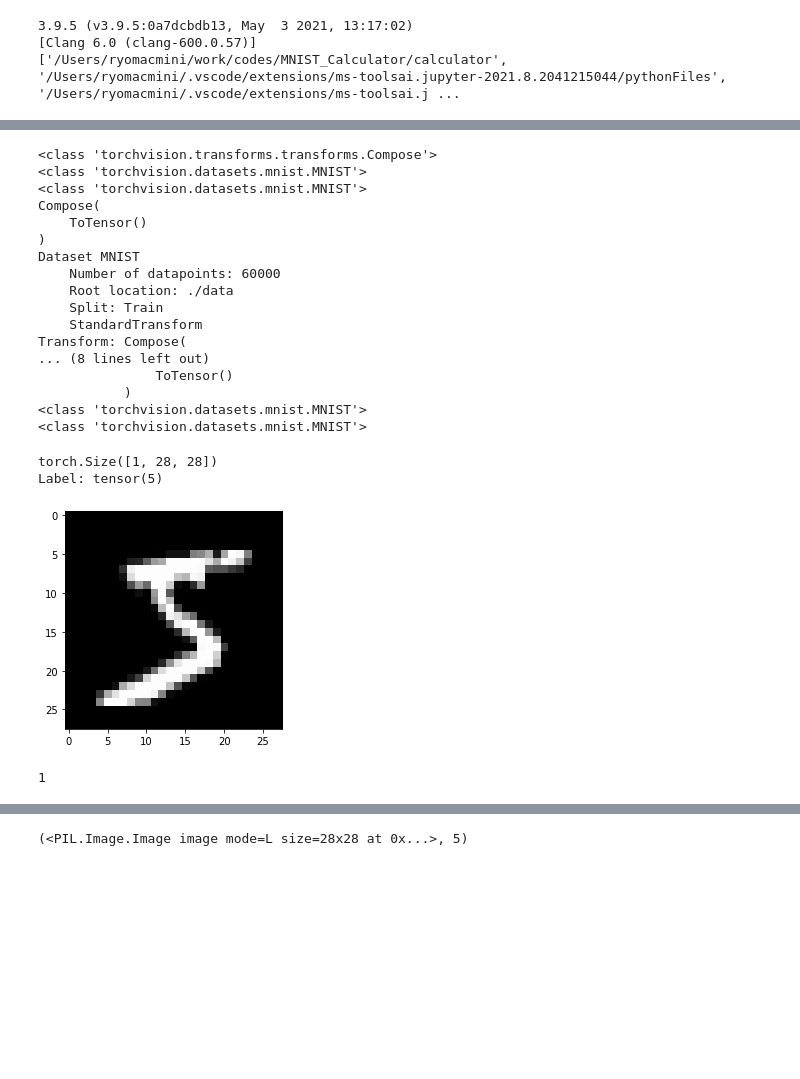
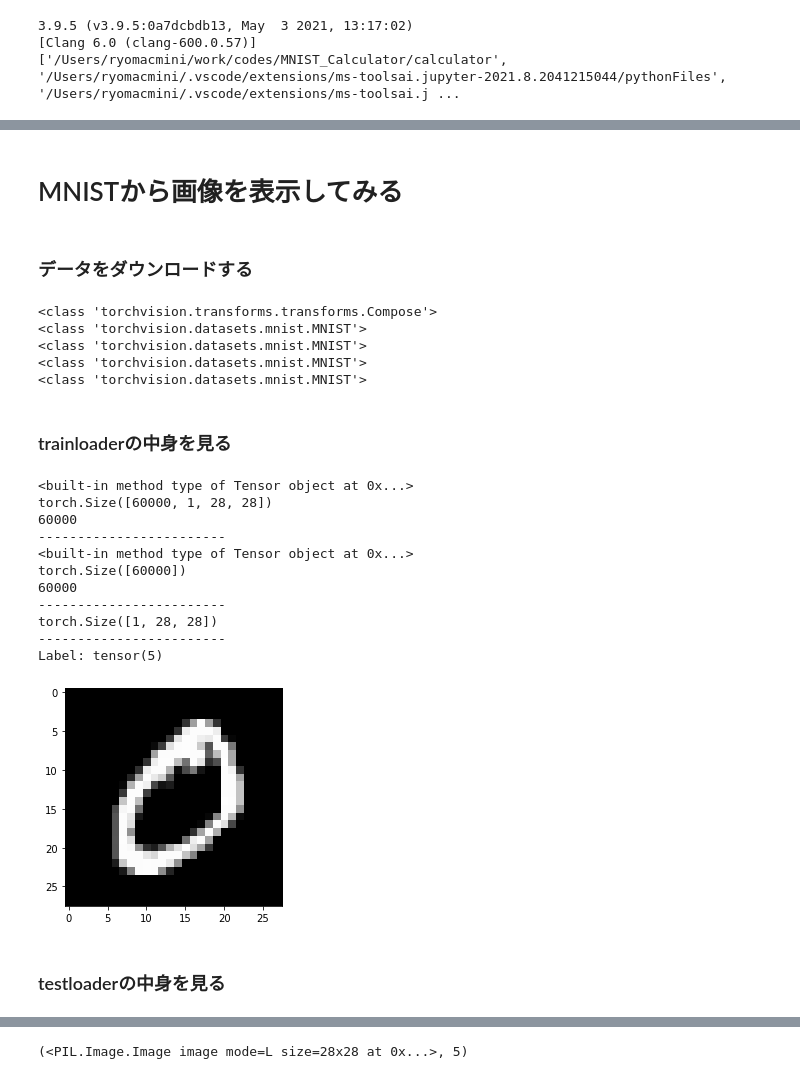
Before and after one commit to zoosecretbase/MNIST_Calculator, a Jupyter notebook: calculator/calculator.ipynb, the cells around one changed output, grey strips where cells are left out. Drawn from its saved outputs; the diff is of its cells as text; code cells hidden in the pictures; blank space fills up the shorter version.

```diff
--- a/calculator/calculator.ipynb
+++ b/calculator/calculator.ipynb
@@ -33,19 +98,20 @@ from real_imgs import *
+# %% [markdown]
+# MNISTから画像を表示してみる
+# %% [markdown]
+### データをダウンロードする
 # %%
 transform = transforms.Compose([transforms.ToTensor()])
 
 trainset = torchvision.datasets.MNIST(root='./data', train=True,download=True,transform=transform)
 testset = torchvision.datasets.MNIST(root='./data', train=False, download=True, transform=transform)
 trainloader = torch.utils.data.DataLoader(trainset,batch_size=len(trainset),shuffle=False,num_workers=2)
-testloader = torch.utils.data.DataLoader(testset, batch_size=len(trainset),shuffle=False, num_workers=2)
+testloader = torch.utils.data.DataLoader(testset, batch_size=len(testset),shuffle=False, num_workers=2)
 
 classes = tuple(np.linspace(0, 9, 10, dtype=np.uint8))
 
 print(type(transform))
 print(type(trainset))
 print(type(testset))
-print(transform)
-print(trainset)
-print(testset)
 
 trainset_not_transform = torchvision.datasets.MNIST(root='./data', train=True,download=True)
 testset_not_transform = torchvision.datasets.MNIST(root='./data', train=False, download=True)
@@ -55,20 +121,10 @@ print(type(testset_not_transform))
 <class 'torchvision.transforms.transforms.Compose'>
 <class 'torchvision.datasets.mnist.MNIST'>
 <class 'torchvision.datasets.mnist.MNIST'>
-Compose(
-    ToTensor()
-)
-Dataset MNIST
-    Number of datapoints: 60000
-    Root location: ./data
-    Split: Train
-    StandardTransform
-Transform: Compose(
-... (8 lines left out)
-               ToTensor()
-           )
 <class 'torchvision.datasets.mnist.MNIST'>
 <class 'torchvision.datasets.mnist.MNIST'>
+# %% [markdown]
+### trainloaderの中身を見る
 # %%
 data_iter = iter(trainloader)
 images, labels = data_iter.next()
@@ -76,14 +131,31 @@ images, labels = data_iter.next()
 # %%
-print(images[0].size())
-npimg = images[0].numpy()
+# matplotlibで1つ目のデータを可視化してみる
+print(images.type)
+print(images.size())
+print(len(images))
+print("------------------------")
+print(labels.type)
+print(labels.size())
+print(len(labels))
+print("------------------------")
+print(images[1].size())
+print("------------------------")
+npimg = images[1].numpy()
 npimg = npimg.reshape((28, 28))
 plt.imshow(npimg, cmap='gray')
 print('Label:', labels[0])
 # %% [output]
+<built-in method type of Tensor object at 0x...>
+torch.Size([60000, 1, 28, 28])
+60000
+------------------------
+<built-in method type of Tensor object at 0x...>
+torch.Size([60000])
+60000
+------------------------
 torch.Size([1, 28, 28])
+------------------------
 Label: tensor(5)
-[figure, old version]
+[figure, new version]
-# %%
-len(trainloader)
-# %% [output]
-1
+# %% [markdown]
+### testloaderの中身を見る
```
Also changed, not shown: parts of 27 cells of this notebook, 13 other files.
